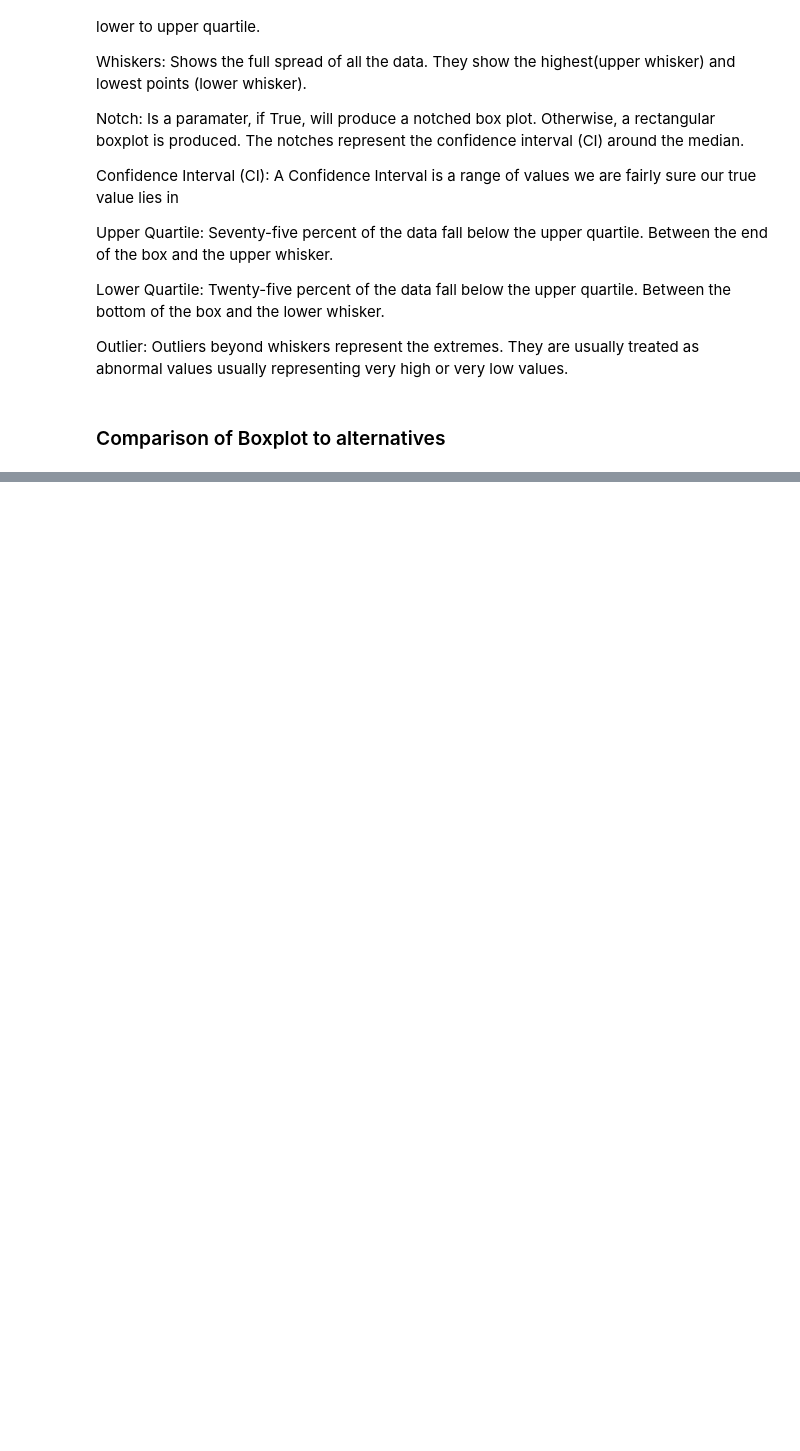
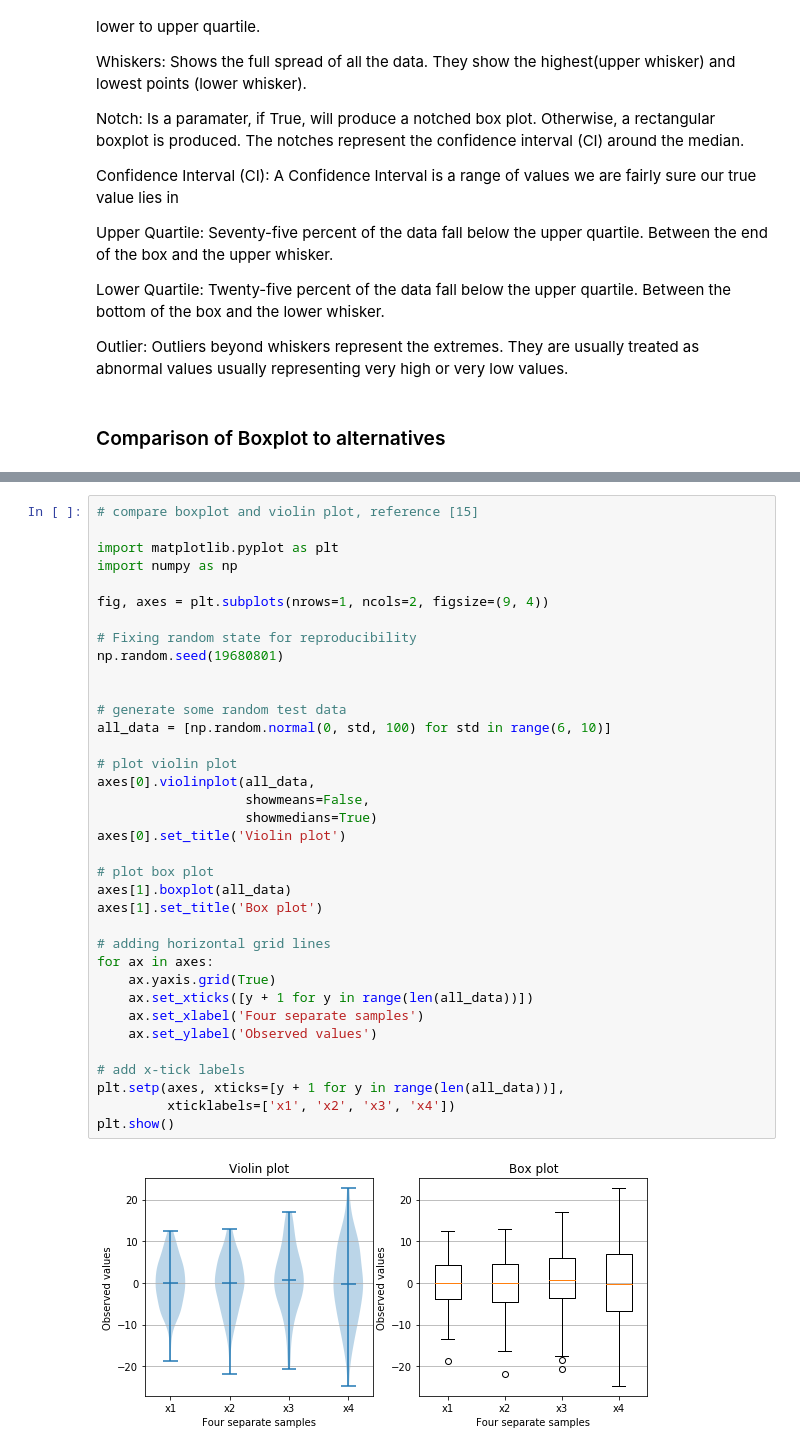
Before and after one commit to JulianConneely/Fundamentals-of-Data-Analysis-Project-Dec-18, a Jupyter notebook: Boxplot.ipynb, the cells around one changed output, grey strips where cells are left out. Saved outputs shown, nothing was run; the diff lists cells and outputs as text; blank space fills up the shorter version.

Commit message:
jitter and violin comparisons

```diff
--- a/Boxplot.ipynb
+++ b/Boxplot.ipynb
@@ -302 +313,39 @@ Notched box plots apply a "notch" or narrowing of the box around the median. Not
+# %%
+# compare boxplot and violin plot, reference [15]
+
+import matplotlib.pyplot as plt
+import numpy as np
+
+fig, axes = plt.subplots(nrows=1, ncols=2, figsize=(9, 4))
+
+# Fixing random state for reproducibility
+np.random.seed(19680801)
+
+
+# generate some random test data
+all_data = [np.random.normal(0, std, 100) for std in range(6, 10)]
+
+# plot violin plot
+axes[0].violinplot(all_data,
+                   showmeans=False,
+                   showmedians=True)
+axes[0].set_title('Violin plot')
+
+# plot box plot
+axes[1].boxplot(all_data)
+axes[1].set_title('Box plot')
+
+# adding horizontal grid lines
+for ax in axes:
+    ax.yaxis.grid(True)
+    ax.set_xticks([y + 1 for y in range(len(all_data))])
+    ax.set_xlabel('Four separate samples')
+    ax.set_ylabel('Observed values')
+
+# add x-tick labels
+plt.setp(axes, xticks=[y + 1 for y in range(len(all_data))],
+         xticklabels=['x1', 'x2', 'x3', 'x4'])
+plt.show()
+# %% [output]
+[figure, added]
 # %% [markdown]
```
Also changed, not shown: parts of 8 cells of this notebook.
